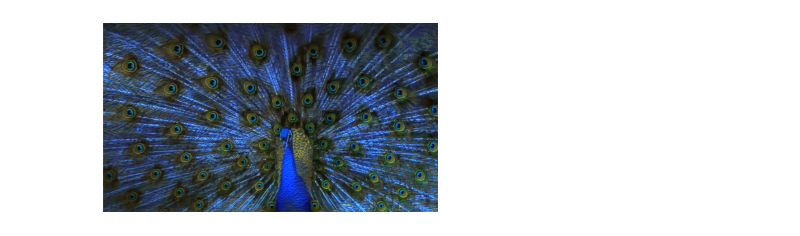
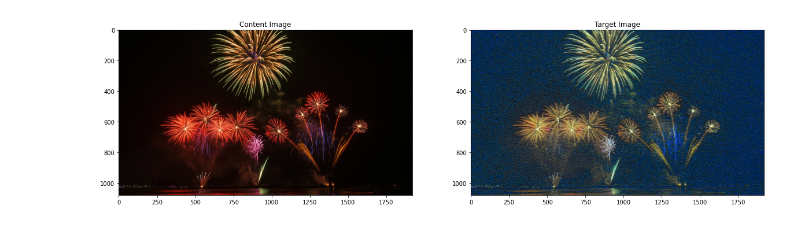
Before and after one commit to priyavrat-misra/neural-style-transfer, a Jupyter notebook: nst.ipynb, the cells around one changed output. Saved outputs shown, nothing was run; the diff lists cells and outputs as text; code cells hidden in the pictures.

```diff
--- a/nst.ipynb
+++ b/nst.ipynb
@@ -204,14 +132,12 @@ Total loss:  28080412.0
 # %%
 # display content and final, target image
-fig, (ax1, ax2) = plt.subplots(1, 2, figsize=(20, 10))
+fig, (ax1, ax2) = plt.subplots(1, 2, figsize=(20, 8))
 ax1.imshow(im_convert(content))
+ax1.set_title("Content Image")
 ax2.imshow(im_convert(target))
+ax2.set_title("Target Image")
 plt.show()
-fig.savefig('images/style_transfer2.png', bbox_align='tight')
+fig.savefig('images/style_transfer_1080p.png', bbox_align='tight')
 plt.close()
+# %% [output]
+[figure, added]
-# %%
-plt.axis('off')
-plt.imshow(im_convert(target))
-plt.savefig('images/gen_peacock.png', dpi=300, orientation='landscape', bbox_inches='tight', transparent=True, pad_inches=0)
-# %% [output]
-[figure, removed]
```
Also changed, not shown: parts of 13 cells of this notebook, 19 other files.
